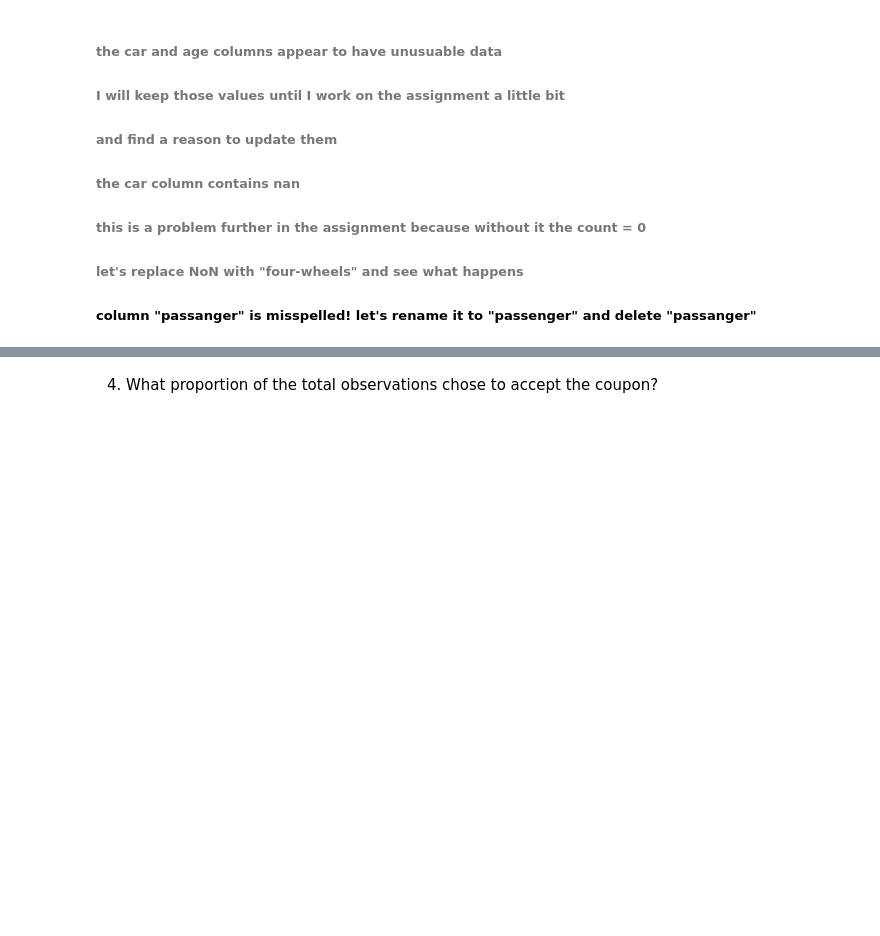
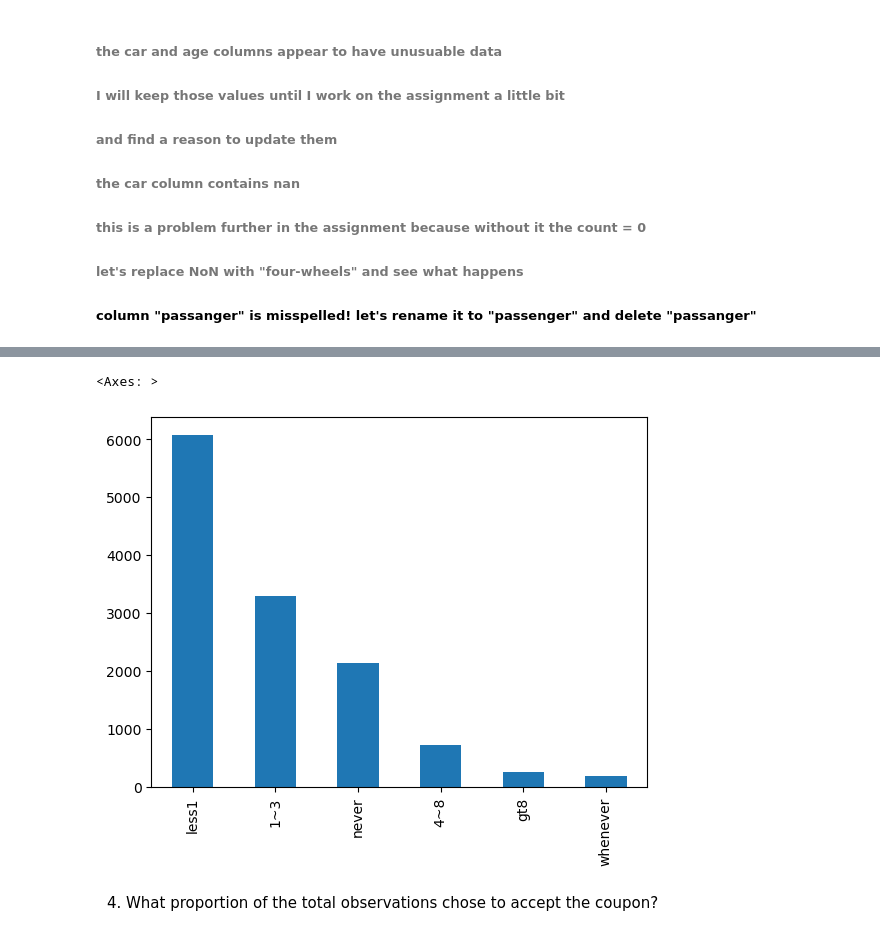
Before and after one commit to jiml-ng2plus/Practical-Application-Assignment_5_1, a Jupyter notebook: prompt.ipynb, the cells around one changed output, grey strips where cells are left out. Saved outputs shown, nothing was run; the diff lists cells and outputs as text; code cells hidden in the pictures; blank space fills up the shorter version.

```diff
--- a/prompt.ipynb
+++ b/prompt.ipynb
@@ -133,3 +168,8 @@ data["car"] = data["car"].fillna("four-wheels")
+# %%
+data["Restaurant20To50"].value_counts().plot(kind='bar')
+# %% [output]
+<Axes: >
+[figure, added]
 # %% [markdown]
 4. What proportion of the total observations chose to accept the coupon?
 # %% [markdown]
```
Also changed, not shown: parts of 34 cells of this notebook.
